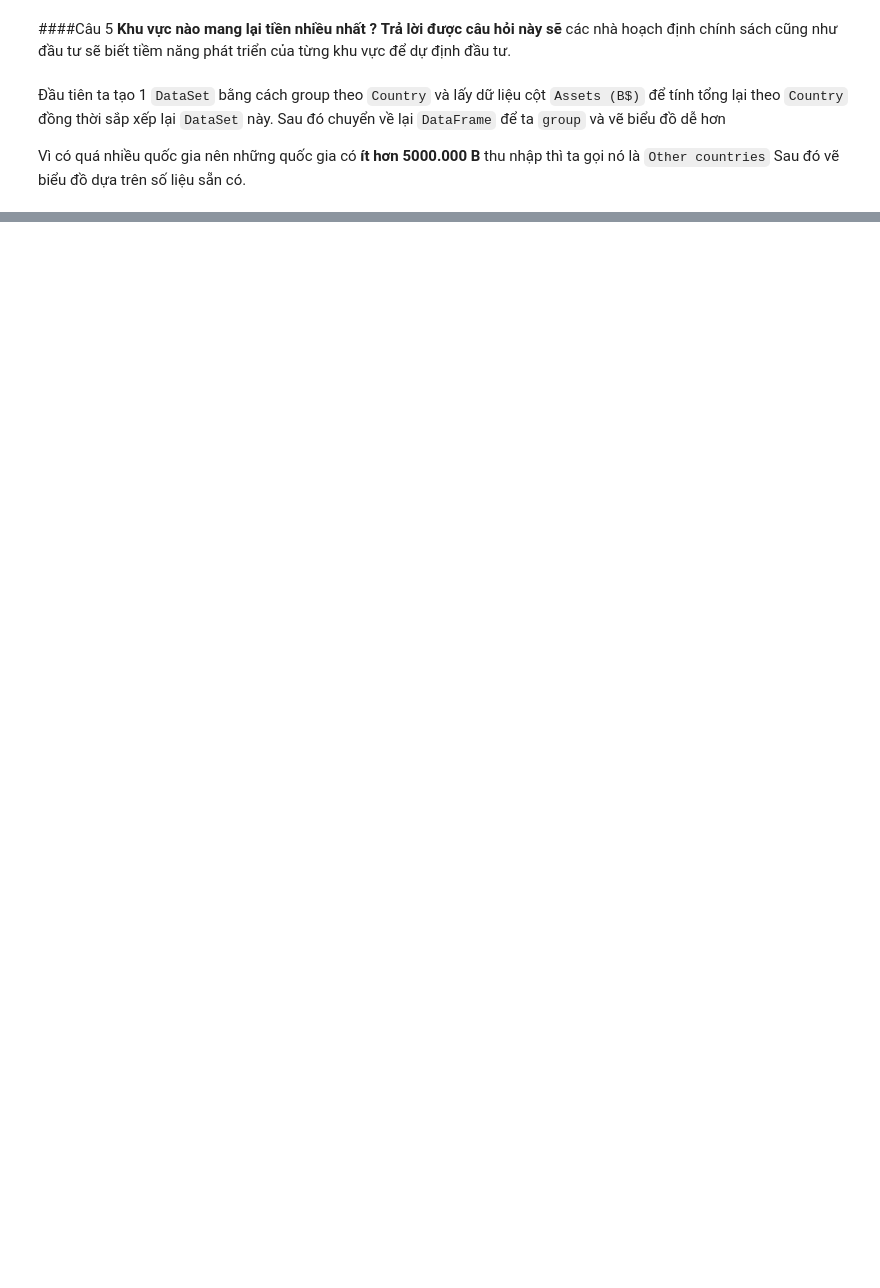
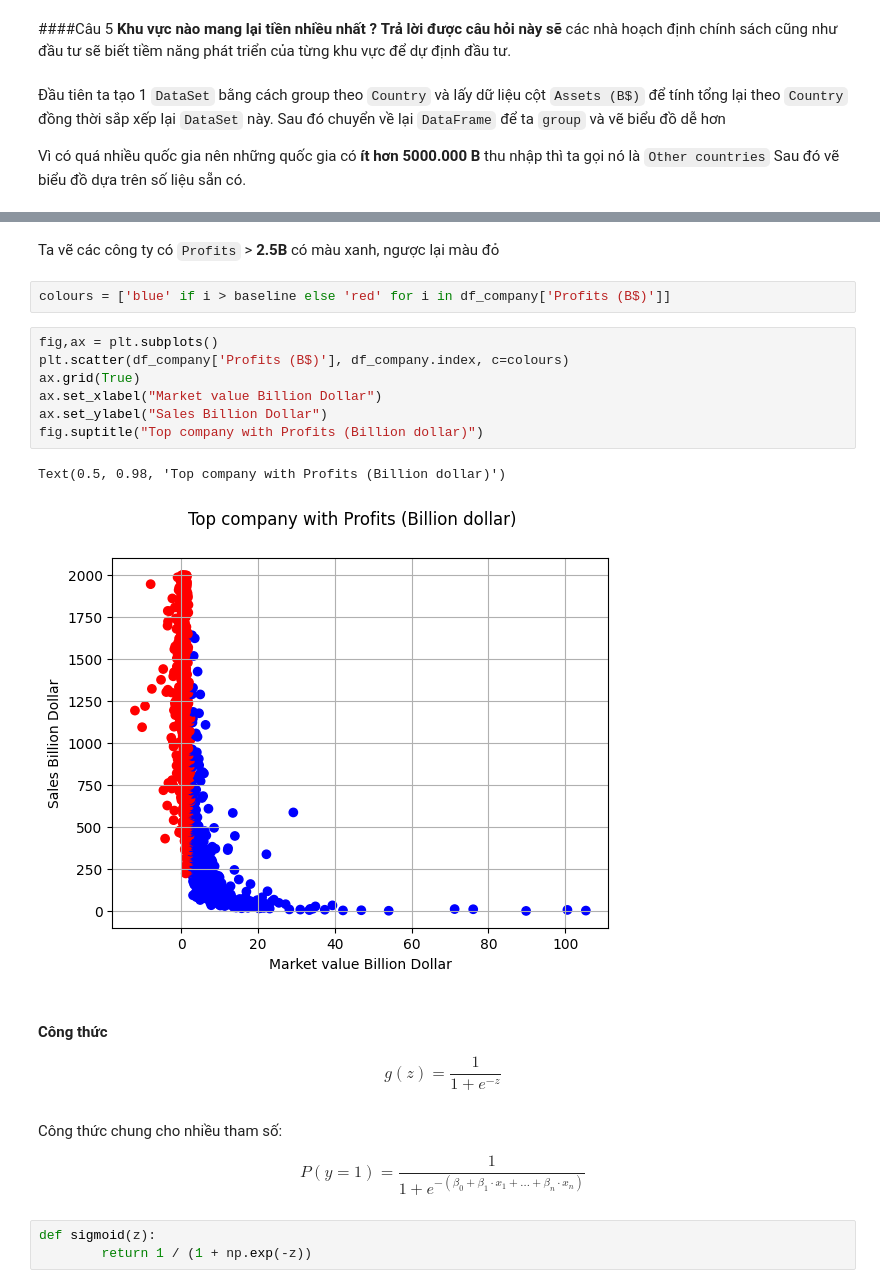
Before and after one commit to gittvhub12/KHDL, a Jupyter notebook: DoAn_KHDL.ipynb, the cells around one changed output, grey strips where cells are left out. Drawn from its saved outputs; the diff is of its cells as text; blank space fills up the shorter version.

```diff
--- a/DoAn_KHDL.ipynb
+++ b/DoAn_KHDL.ipynb
@@ -305,0 +462,24 @@ fig5.show()
+# %% [markdown]
+Ta vẽ các công ty có `Profits` > **2.5B** có màu xanh, ngược lại màu đỏ
+# %%
+colours = ['blue' if i > baseline else 'red' for i in df_company['Profits (B$)']]
+# %%
+fig,ax = plt.subplots()
+plt.scatter(df_company['Profits (B$)'], df_company.index, c=colours)
+ax.grid(True)
+ax.set_xlabel("Market value Billion Dollar")
+ax.set_ylabel("Sales Billion Dollar")
+fig.suptitle("Top company with Profits (Billion dollar)")
+# %% [output]
+Text(0.5, 0.98, 'Top company with Profits (Billion dollar)')
+[figure, added]
+# %% [markdown]
+#### Công thức
+$$ g(z) = \frac{1}{1 + e^{-z}}$$
+# %% [markdown]
+Công thức chung cho nhiều tham số:
+
+$$P(y=1) = \frac{1}{1 + e^{-(\beta_{0} + \beta_{1} \cdot x_{1} + ... + \beta_{n} \cdot x_{n}) }} $$
+# %%
+def sigmoid(z):
+        return 1 / (1 + np.exp(-z))
```
Also changed, not shown: parts of 77 cells of this notebook.
